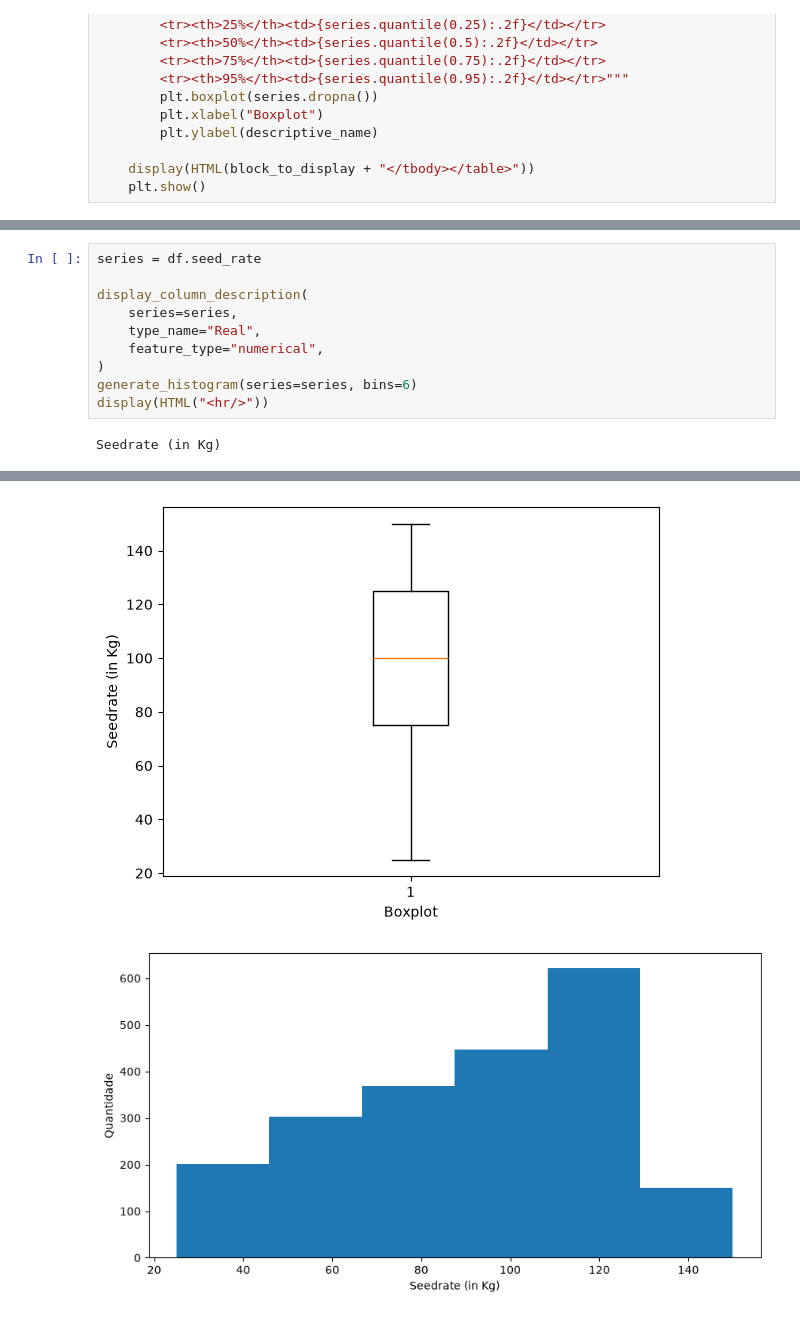
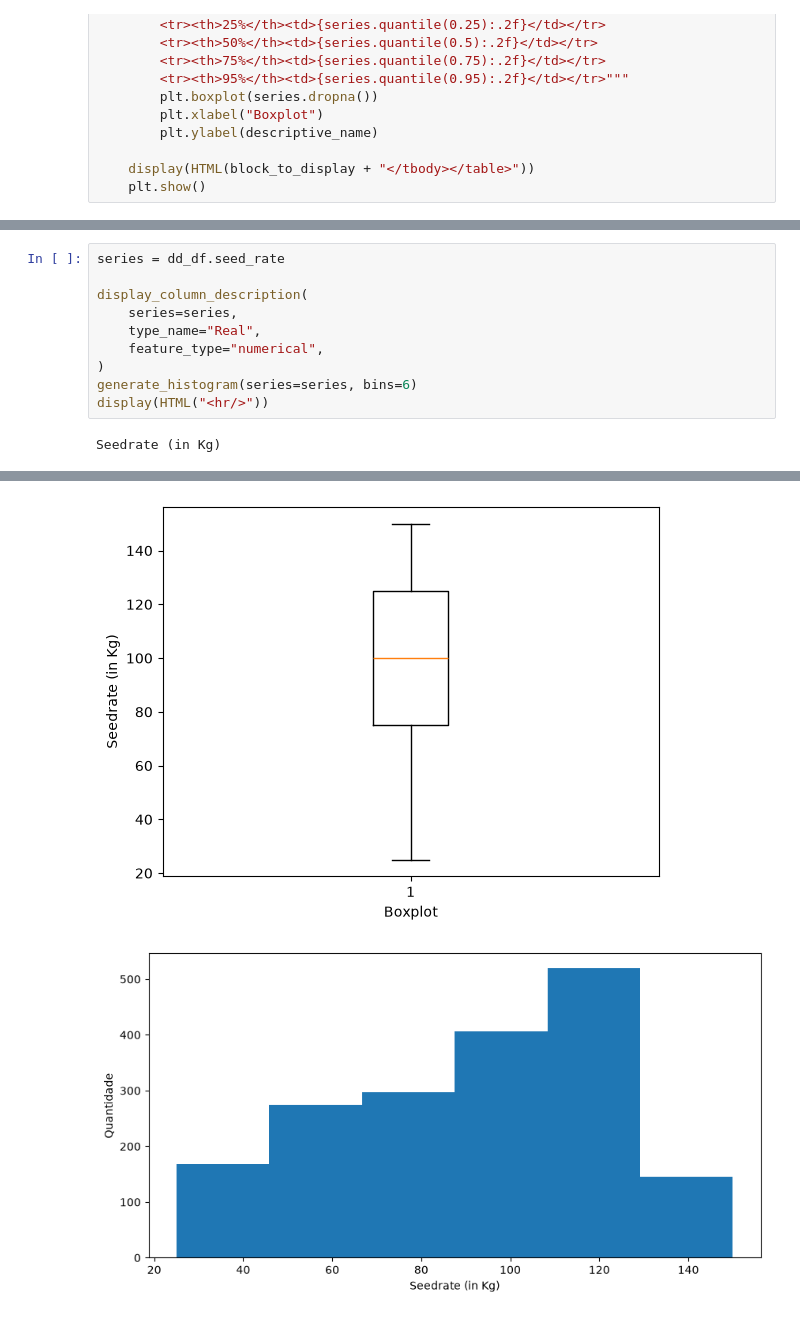
Before and after one commit to gabdumal/data_mining, a Jupyter notebook: assignment_3/features.ipynb, the cells around one changed output, grey strips where cells are left out. Drawn from its saved outputs; the diff is of its cells as text.

```diff
--- a/assignment_3/features.ipynb
+++ b/assignment_3/features.ipynb
@@ -142,6 +142,6 @@ Soil Types
 [interactive output not drawn]
 # %%
-series = df.seed_rate
+series = dd_df.seed_rate
 
 display_column_description(
     series=series,
@@ -161,9 +161,9 @@ Seedrate (in Kg)
 | Percentil | 05% | 25.00 |
 |  | 25% | 75.00 |
 |  | 50% | 100.00 |
 |  | 75% | 125.00 |
 |  | 95% | 150.00 |
 [figure]
-[figure, old version]
+[figure, new version]
 [interactive output not drawn]
 # %%
```
Also changed, not shown: parts of 46 cells of this notebook, 3 other files.
